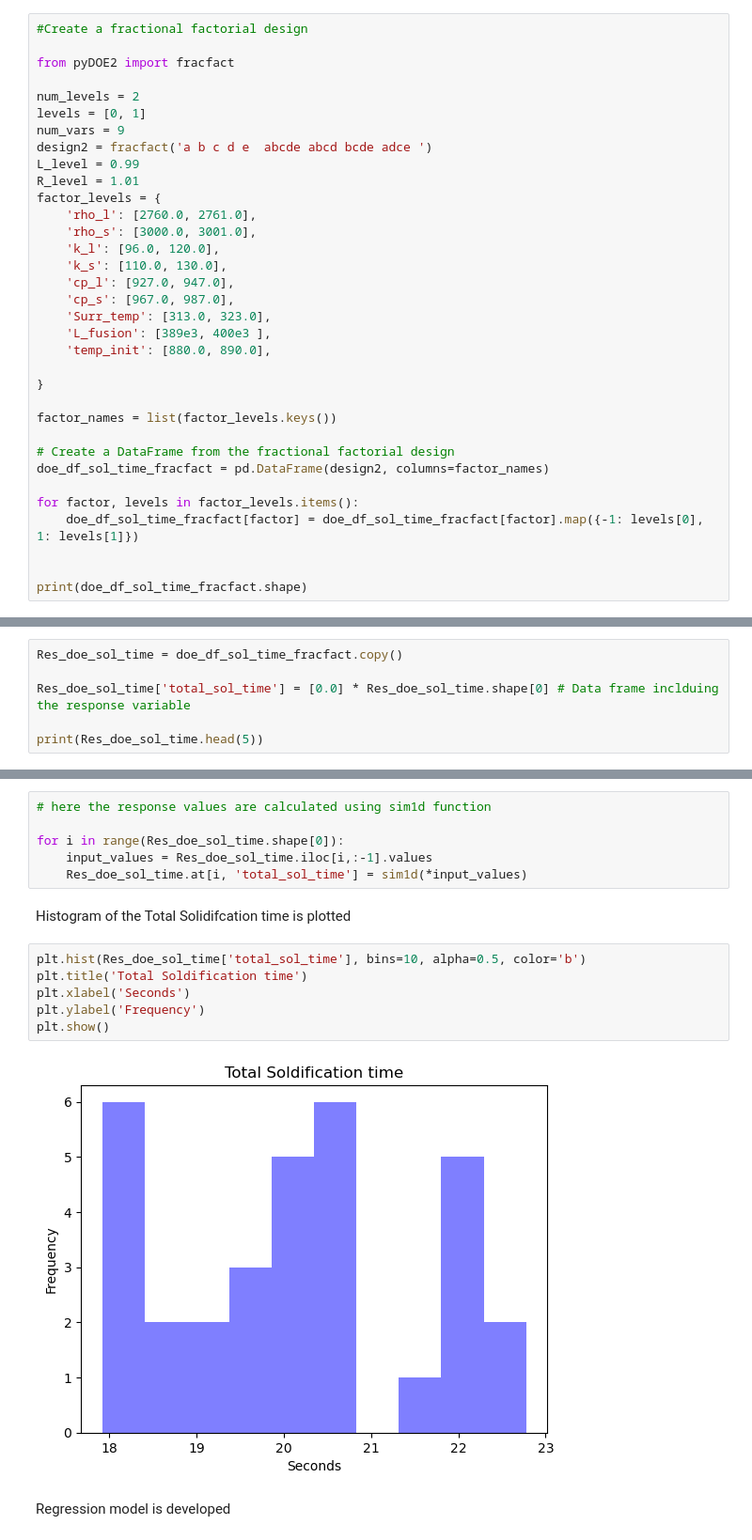
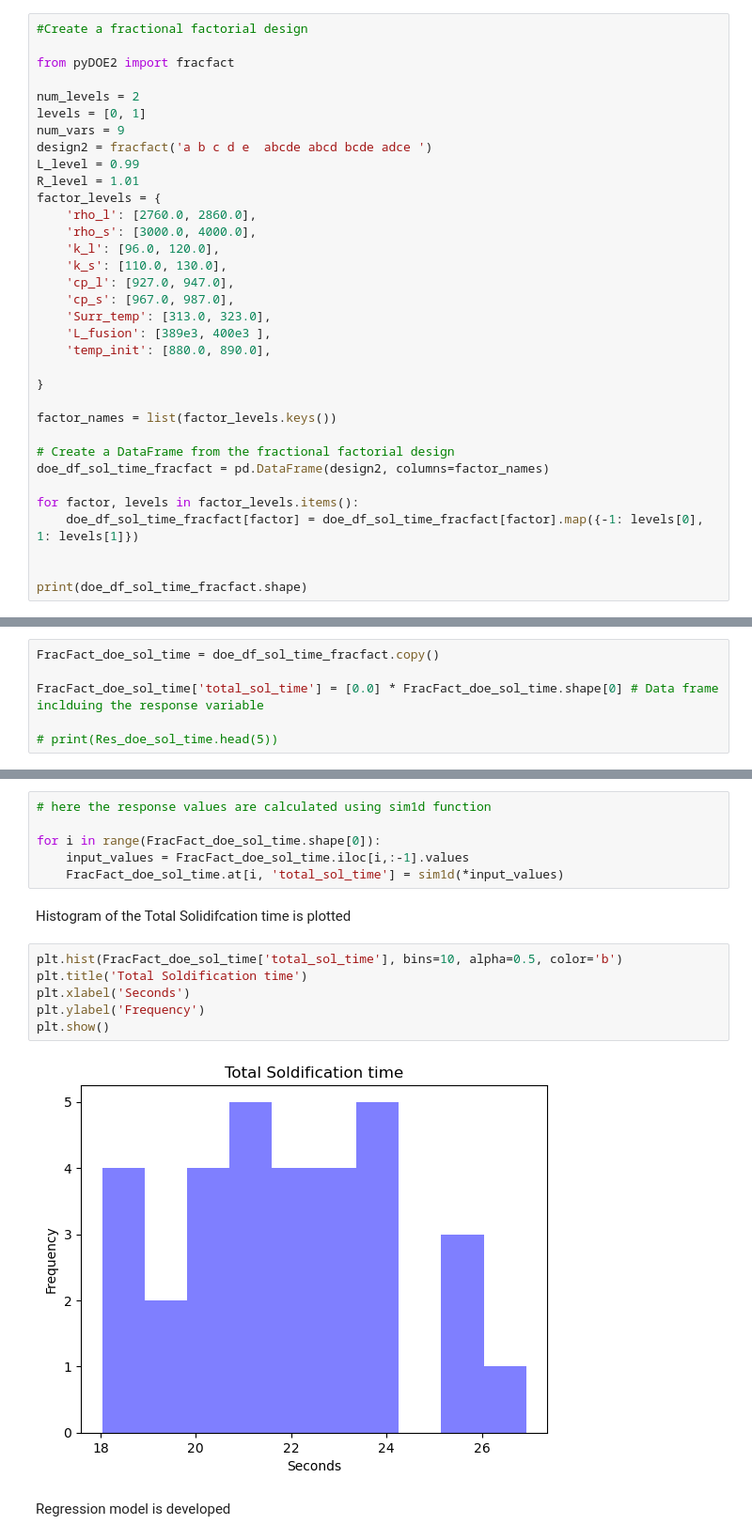
Before and after one commit to radhikrammohan/1D_HT_Pinn, a Jupyter notebook: Data_prep/1D_SVR/DOE/1D_HT_DOE_2.ipynb, the cells around one changed output, grey strips where cells are left out. Shown at 94% size. Cells and saved outputs as stored; diff of their text form.

```diff
--- a/Data_prep/1D_SVR/DOE/1D_HT_DOE_2.ipynb
+++ b/Data_prep/1D_SVR/DOE/1D_HT_DOE_2.ipynb
@@ -86,8 +86,8 @@ design2 = fracfact('a b c d e  abcde abcd bcde adce ')
 L_level = 0.99
 R_level = 1.01
 factor_levels = {
-    'rho_l': [2760.0, 2761.0],
-    'rho_s': [3000.0, 3001.0],
+    'rho_l': [2760.0, 2860.0],
+    'rho_s': [3000.0, 4000.0],
     'k_l': [96.0, 120.0],
     'k_s': [110.0, 130.0],
     'cp_l': [927.0, 947.0],
@@ -111,8 +111,8 @@ print(doe_df_sol_time_fracfact.shape)
 # %% [output]
 (32, 9)
 # %%
-Res_doe_sol_time = doe_df_sol_time_fracfact.copy()
+FracFact_doe_sol_time = doe_df_sol_time_fracfact.copy()
 
-Res_doe_sol_time['total_sol_time'] = [0.0] * Res_doe_sol_time.shape[0] # Data frame inclduing the response variable
+FracFact_doe_sol_time['total_sol_time'] = [0.0] * FracFact_doe_sol_time.shape[0] # Data frame inclduing the response variable
 
-print(Res_doe_sol_time.head(5))
+# print(Res_doe_sol_time.head(5))
@@ -133,19 +119,19 @@ print(Res_doe_sol_time.head(5))
 # %%
 # here the response values are calculated using sim1d function
 
-for i in range(Res_doe_sol_time.shape[0]):
-    input_values = Res_doe_sol_time.iloc[i,:-1].values
-    Res_doe_sol_time.at[i, 'total_sol_time'] = sim1d(*input_values)
+for i in range(FracFact_doe_sol_time.shape[0]):
+    input_values = FracFact_doe_sol_time.iloc[i,:-1].values
+    FracFact_doe_sol_time.at[i, 'total_sol_time'] = sim1d(*input_values)
 # %% [markdown]
  Histogram of the Total Solidifcation time is plotted
 # %%
-plt.hist(Res_doe_sol_time['total_sol_time'], bins=10, alpha=0.5, color='b')
+plt.hist(FracFact_doe_sol_time['total_sol_time'], bins=10, alpha=0.5, color='b')
 plt.title('Total Soldification time')
 plt.xlabel('Seconds')
 plt.ylabel('Frequency')
 plt.show()
 # %% [output]
-[figure, old version]
+[figure, new version]
 # %% [markdown]
 Regression model is developed
 # %%
```
Also changed, not shown: parts of 27 cells of this notebook, 1 other file.
